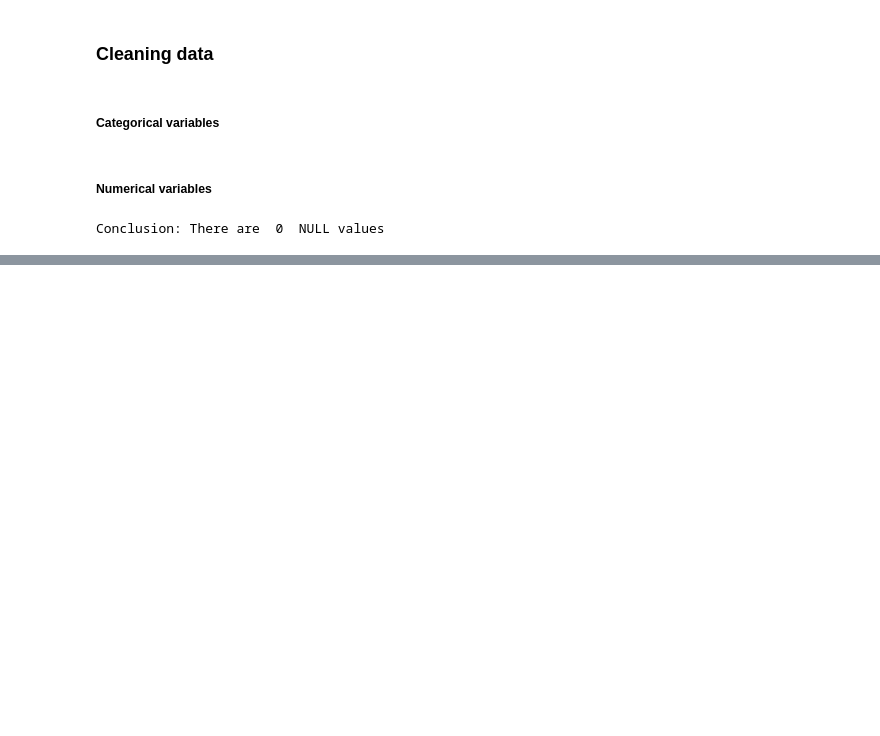
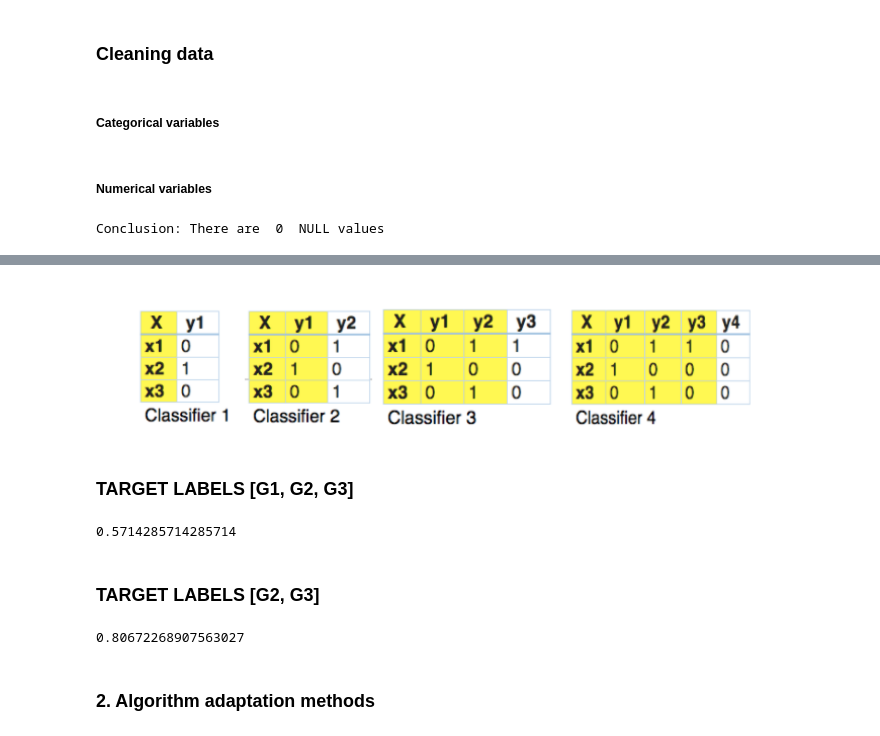
Before and after one commit to dusicastepic/Multi-label-classification-, a Jupyter notebook: MLC - proba.ipynb, the cells around one changed output, grey strips where cells are left out. Cells and saved outputs as stored; diff of their text form; code cells hidden in the pictures; blank space fills up the shorter version.

```diff
--- a/MLC - proba.ipynb
+++ b/MLC - proba.ipynb
@@ -119 +239,50 @@ Conclusion: There are  0  NULL values
+# %%
+from IPython.display import Image
+Image(filename="C:\\Users\\Dusica\\Desktop\\RESURSII ZA MLC\\ClassifierChains.png",width=700, height=700)
+# %% [output]
+[figure, added]
+# %% [markdown]
+### TARGET LABELS [G1, G2, G3]
+# %%
+# using classifier chains
+from skmultilearn.problem_transform import ClassifierChain
+from sklearn.naive_bayes import GaussianNB
+
+# initialize classifier chains multi-label classifier
+# with a gaussian naive bayes base classifier
+classifier = ClassifierChain(LogisticRegression())
+
+# train
+classifier.fit(a_train, b_train)
+
+# predict
+predictions = classifier.predict(a_test)
+
+
+accuracy_score(b_test,predictions)
+# %% [output]
+0.5714285714285714
+# %% [markdown]
+### TARGET LABELS [G2, G3]
+# %%
+# using classifier chains
+from skmultilearn.problem_transform import ClassifierChain
+from sklearn.naive_bayes import GaussianNB
+
+# initialize classifier chains multi-label classifier
+# with a gaussian naive bayes base classifier
+classifier = ClassifierChain(LogisticRegression())
+
+# train
+classifier.fit(a2_train, b2_train)
+
+# predict
+predictions = classifier.predict(a2_test)
+
+
+accuracy_score(b2_test,predictions)
+# %% [output]
+0.80672268907563027
+# %% [markdown]
+### 2. Algorithm adaptation methods
 # %% [markdown]
```
Also changed, not shown: parts of 52 cells of this notebook.
